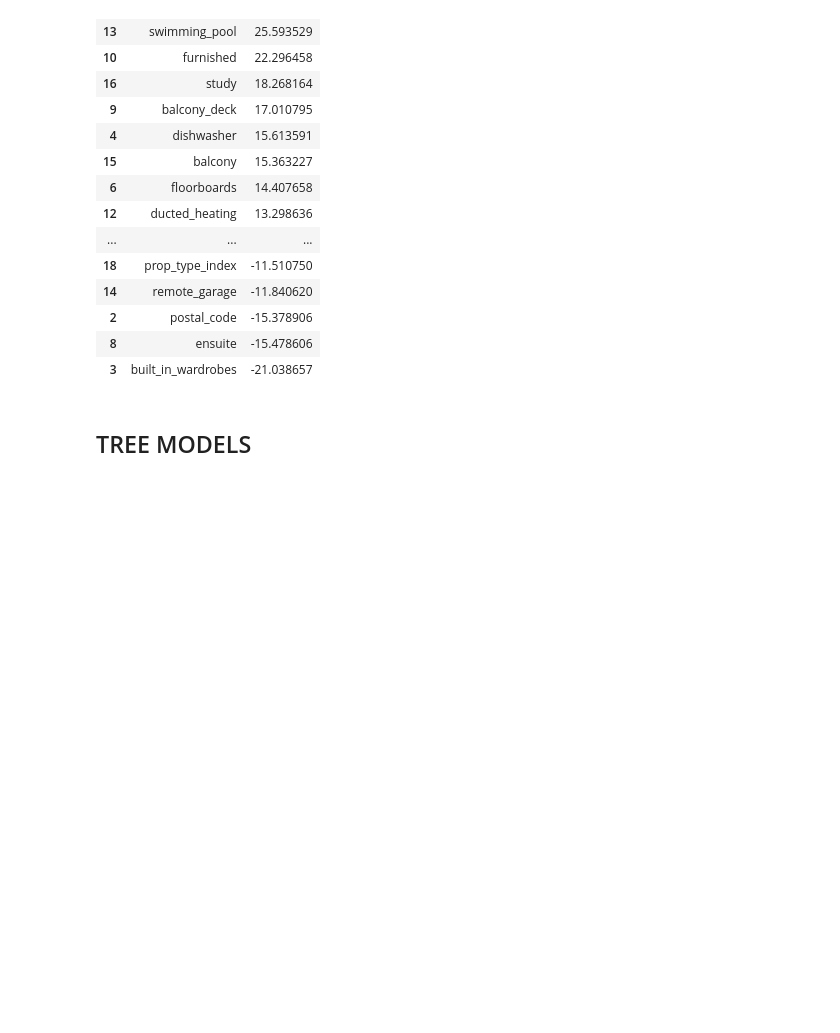
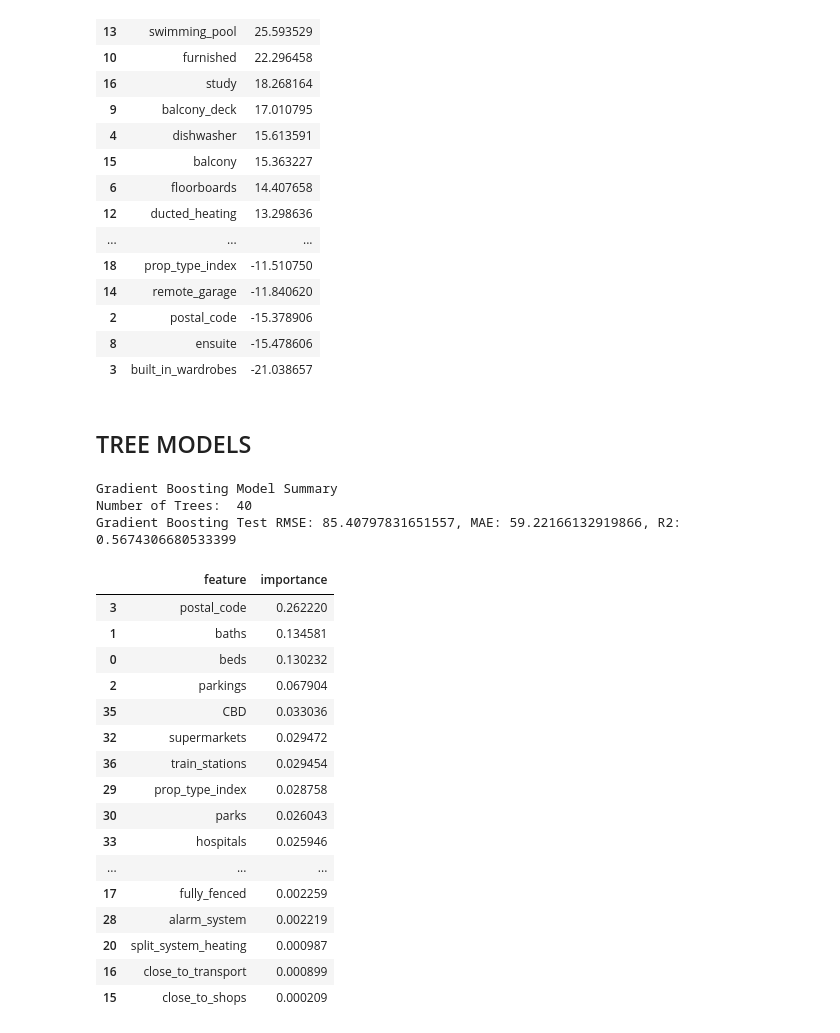
Before and after one commit to MAST30034-AppliedDataScience/project-2-group-real-estate-industry-project-21, a Jupyter notebook: notebooks/modelling.ipynb, the cells around one changed output. Drawn from its saved outputs; the diff is of its cells as text; code cells hidden in the pictures; blank space fills up the shorter version.

Commit message:
updates tree models

```diff
--- a/notebooks/modelling.ipynb
+++ b/notebooks/modelling.ipynb
@@ -390,7 +416,7 @@ data = scaler_model.transform(data)
 train_data, test_data = data.randomSplit([0.8, 0.2], seed=1003)
 # %%
 # Initialize the Gradient Boosting model
-gbt = GBTRegressor(featuresCol='scaled_features', labelCol='cost', maxIter=100)
+gbt = GBTRegressor(featuresCol='scaled_features', labelCol='cost', maxIter=40)
 
 # Fit the model to the training data
 gbt_model = gbt.fit(train_data)
@@ -402,23 +428,50 @@ print("Number of Trees: ", gbt_model.getNumTrees)
 # Evaluate the model on the test data
 gbt_predictions = gbt_model.transform(test_data)
 
-# %%
 # Create evaluators for RMSE, MAE, and R-squared
+rmse_evaluator = RegressionEvaluator(labelCol="cost", predictionCol="prediction", metricName="rmse")
+mae_evaluator = RegressionEvaluator(labelCol="cost", predictionCol="prediction", metricName="mae")
+r2_evaluator = RegressionEvaluator(labelCol="cost", predictionCol="prediction", metricName="r2")
+
+# Evaluate the model on the test data
 gbt_rmse = rmse_evaluator.evaluate(gbt_predictions)
 gbt_mae = mae_evaluator.evaluate(gbt_predictions)
 gbt_r2 = r2_evaluator.evaluate(gbt_predictions)
 
 # Print evaluation metrics
 print(f"Gradient Boosting Test RMSE: {gbt_rmse}, MAE: {gbt_mae}, R2: {gbt_r2}")
+# %% [output]
+Gradient Boosting Model Summary
+Number of Trees:  40
+Gradient Boosting Test RMSE: 85.40797831651557, MAE: 59.22166132919866, R2: 0.5674306680533399
 # %%
 # Get feature importances
 gbt_feature_importances = gbt_model.featureImportances
 
 # Create a DataFrame from the feature importances
 feature_importances_df = pd.DataFrame({
-    'feature': final_features,
+    'feature': feature_columns,
     'importance': gbt_feature_importances.toArray()
 })
 
 # Sort the DataFrame by the 'importance' column in decreasing order
 feature_importances_df = feature_importances_df.sort_values(by='importance', ascending=False)
+feature_importances_df
+# %% [output]
+|  | feature | importance |
+| 3 | postal_code | 0.262220 |
+| 1 | baths | 0.134581 |
+| 0 | beds | 0.130232 |
+| 2 | parkings | 0.067904 |
+| 35 | CBD | 0.033036 |
+| 32 | supermarkets | 0.029472 |
+| 36 | train_stations | 0.029454 |
+| 29 | prop_type_index | 0.028758 |
+| 30 | parks | 0.026043 |
+| 33 | hospitals | 0.025946 |
+| ... | ... | ... |
+| 17 | fully_fenced | 0.002259 |
+| 28 | alarm_system | 0.002219 |
+| 20 | split_system_heating | 0.000987 |
+| 16 | close_to_transport | 0.000899 |
+| 15 | close_to_shops | 0.000209 |
```
Also changed, not shown: parts of 8 cells of this notebook, 1 other file.
